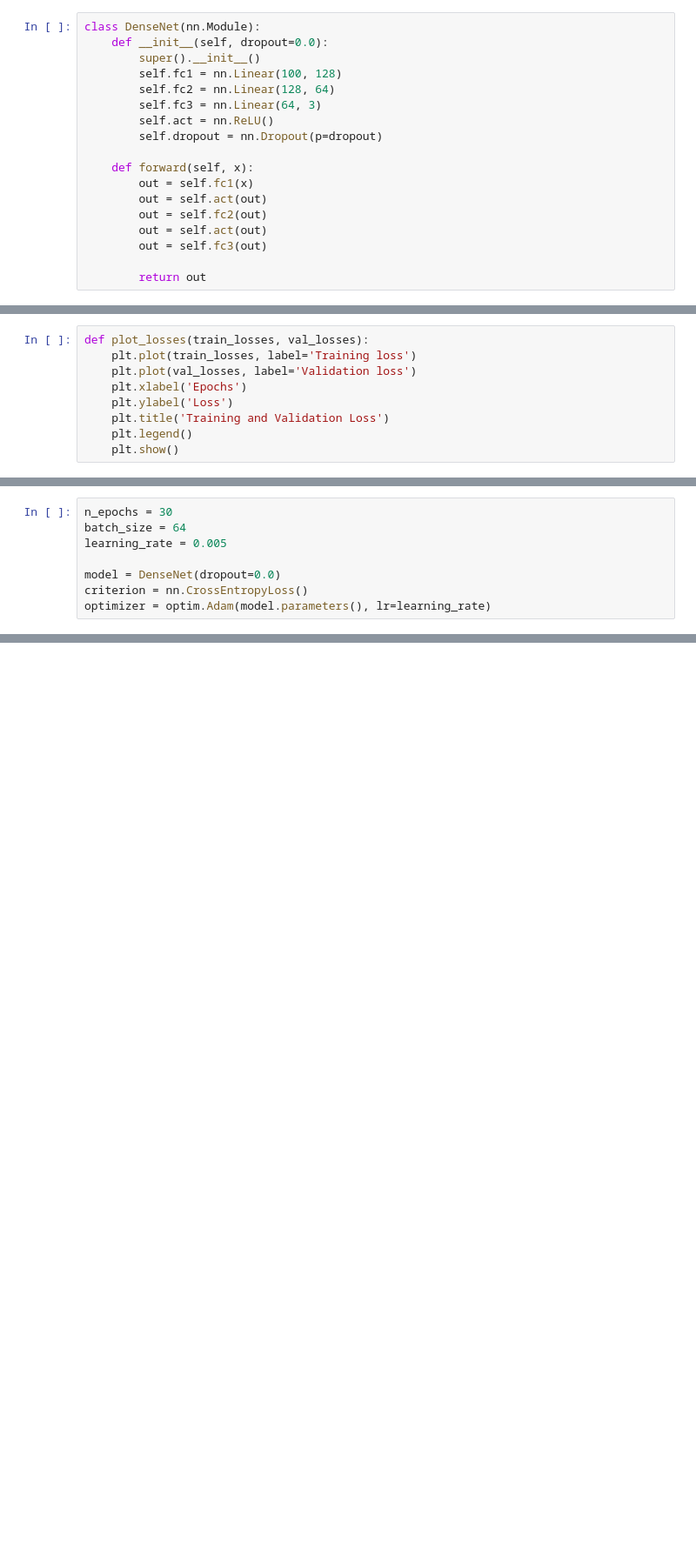
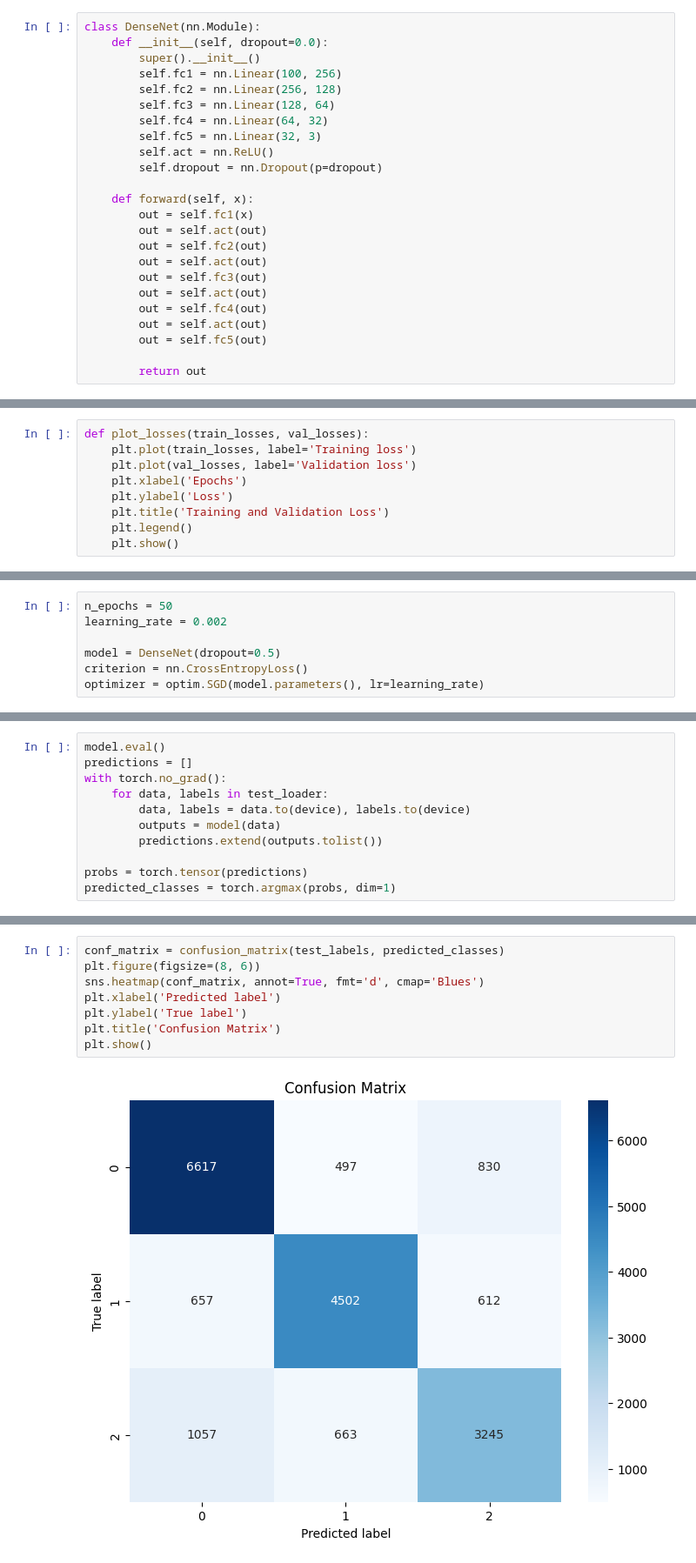
Before and after one commit to theRomansky/world-news-category, a Jupyter notebook: notebooks/fc_model.ipynb, the cells around one changed output, grey strips where cells are left out. Shown at 87% size. Cells and saved outputs as stored; diff of their text form; blank space fills up the shorter version.

Commit message:
improved the dense model

```diff
--- a/notebooks/fc_model.ipynb
+++ b/notebooks/fc_model.ipynb
@@ -36,9 +37,11 @@ test_loader = DataLoader(test_dataset, batch_size=64)
 class DenseNet(nn.Module):
     def __init__(self, dropout=0.0):
         super().__init__()
-        self.fc1 = nn.Linear(100, 128)
-        self.fc2 = nn.Linear(128, 64)
-        self.fc3 = nn.Linear(64, 3)
+        self.fc1 = nn.Linear(100, 256)
+        self.fc2 = nn.Linear(256, 128)
+        self.fc3 = nn.Linear(128, 64)
+        self.fc4 = nn.Linear(64, 32)
+        self.fc5 = nn.Linear(32, 3)
         self.act = nn.ReLU()
         self.dropout = nn.Dropout(p=dropout)
 
@@ -48,6 +51,10 @@ class DenseNet(nn.Module):
         out = self.fc2(out)
         out = self.act(out)
         out = self.fc3(out)
+        out = self.act(out)
+        out = self.fc4(out)
+        out = self.act(out)
+        out = self.fc5(out)
 
         return out
 # %%
@@ -113,12 +120,11 @@ def evaluate_model(model, data_loader):
 
     return avg_loss, accuracy
 # %%
-n_epochs = 30
-batch_size = 64
-learning_rate = 0.005
+n_epochs = 50
+learning_rate = 0.002
 
-model = DenseNet(dropout=0.0)
+model = DenseNet(dropout=0.5)
 criterion = nn.CrossEntropyLoss()
-optimizer = optim.Adam(model.parameters(), lr=learning_rate)
+optimizer = optim.SGD(model.parameters(), lr=learning_rate)
 # %%
 train_losses, val_losses = training_loop(n_epochs, model, optimizer, criterion, train_loader, val_loader)
@@ -128,0 +157,11 @@ evaluate_model(model, val_loader)
+# %%
+model.eval()
+predictions = []
+with torch.no_grad():
+    for data, labels in test_loader:
+        data, labels = data.to(device), labels.to(device)
+        outputs = model(data)
+        predictions.extend(outputs.tolist())
+
+probs = torch.tensor(predictions)
+predicted_classes = torch.argmax(probs, dim=1)
@@ -128,0 +180,10 @@ evaluate_model(model, val_loader)
+# %%
+conf_matrix = confusion_matrix(test_labels, predicted_classes)
+plt.figure(figsize=(8, 6))
+sns.heatmap(conf_matrix, annot=True, fmt='d', cmap='Blues')
+plt.xlabel('Predicted label')
+plt.ylabel('True label')
+plt.title('Confusion Matrix')
+plt.show()
+# %% [output]
+[figure, added]
```
Also changed, not shown: parts of 5 cells of this notebook, 2 other files.
